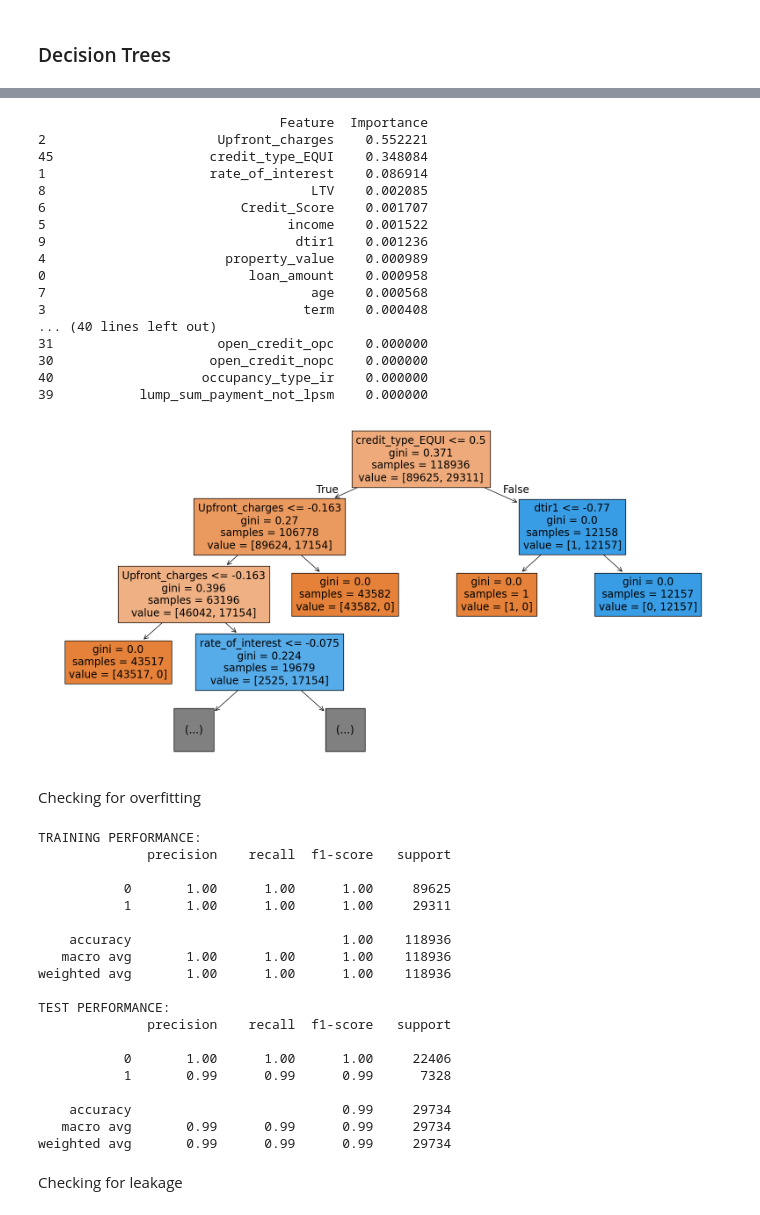
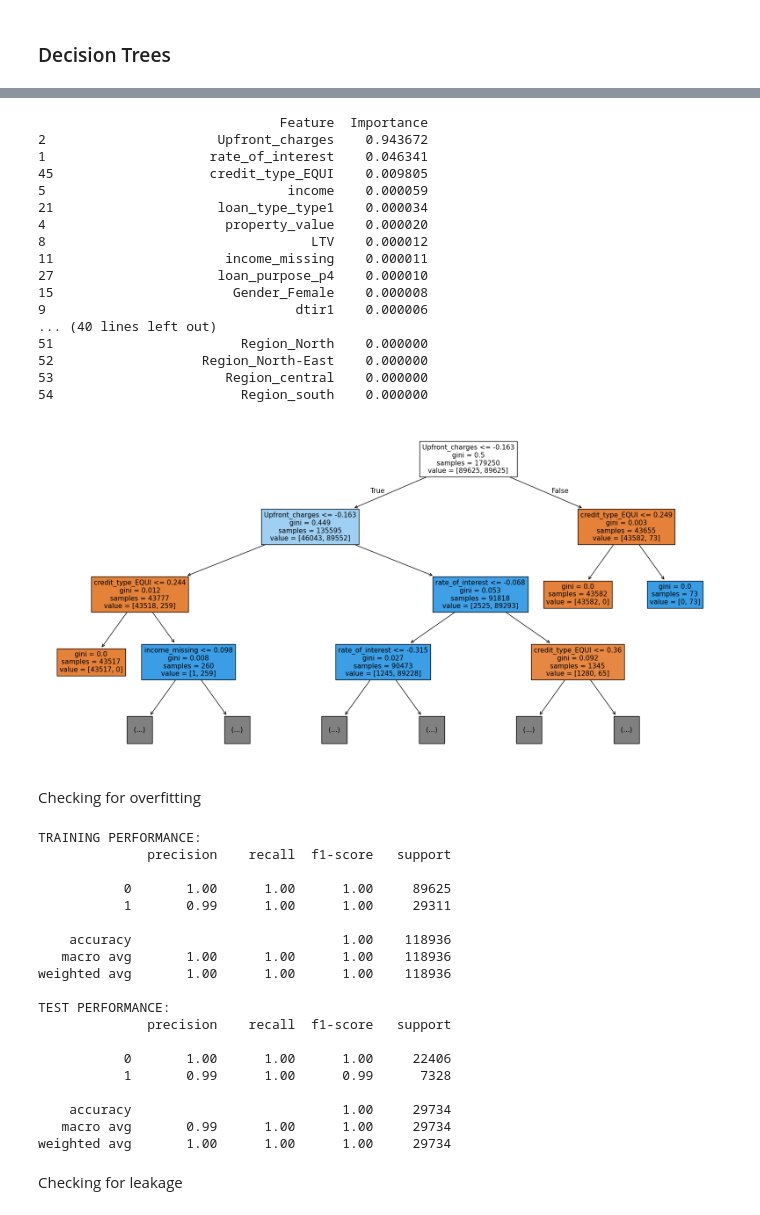
Before and after one commit to UmarHMoh/COMP3608-LOANS-PROJECT, a Jupyter notebook: Scripts/Dataset1/DS1-Cleaning_and_Modelling.ipynb, the cells around one changed output, grey strips where cells are left out. Saved outputs shown, nothing was run; the diff lists cells and outputs as text; code cells hidden in the pictures.

```diff
--- a/Scripts/Dataset1/DS1-Cleaning_and_Modelling.ipynb
+++ b/Scripts/Dataset1/DS1-Cleaning_and_Modelling.ipynb
@@ -355,47 +343,54 @@ weighted avg       1.00      1.00      1.00     29734
 # %%
 import pandas as pd
 
 importance_df = pd.DataFrame({
     "Feature": X_train.columns,
-    "Importance": tree.feature_importances_
+    "Importance": best_tree.named_steps['dt'].feature_importances_
 })
 
 # Sort from most important to least
 importance_df = importance_df.sort_values(by="Importance", ascending=False)
 
 print(importance_df)
 
 from sklearn.tree import plot_tree
 import matplotlib.pyplot as plt
 
 plt.figure(figsize=(20,10))
-plot_tree(tree, feature_names=X_train.columns, filled=True, max_depth=3)
+
+plot_tree(
+    best_tree.named_steps['dt'],
+    feature_names=X_train.columns,
+    filled=True,
+    max_depth=3
+)
+
 plt.show()
 
 #df.groupby("Status")["Interest_rate_spread"].mean()
 # %% [output]
                                Feature  Importance
-2                      Upfront_charges    0.552221
-45                    credit_type_EQUI    0.348084
-1                     rate_of_interest    0.086914
-8                                  LTV    0.002085
-6                         Credit_Score    0.001707
-5                               income    0.001522
-9                                dtir1    0.001236
-4                       property_value    0.000989
-0                          loan_amount    0.000958
-7                                  age    0.000568
-3                                 term    0.000408
+2                      Upfront_charges    0.943672
+1                     rate_of_interest    0.046341
+45                    credit_type_EQUI    0.009805
+5                               income    0.000059
+21                     loan_type_type1    0.000034
+4                       property_value    0.000020
+8                                  LTV    0.000012
+11                      income_missing    0.000011
+27                     loan_purpose_p4    0.000010
+15                       Gender_Female    0.000008
+9                                dtir1    0.000006
 ... (40 lines left out)
-31                     open_credit_opc    0.000000
-30                    open_credit_nopc    0.000000
-40                   occupancy_type_ir    0.000000
-39           lump_sum_payment_not_lpsm    0.000000
+51                        Region_North    0.000000
+52                   Region_North-East    0.000000
+53                      Region_central    0.000000
+54                        Region_south    0.000000
-[figure, old version]
+[figure, new version]
 # %% [markdown]
 Checking for overfitting
 # %%
-y_train_pred = tree.predict(X_train)
+y_train_pred = best_tree.predict(X_train)
 
 from sklearn.metrics import classification_report
 
@@ -409,7 +404,7 @@ TRAINING PERFORMANCE:
               precision    recall  f1-score   support
 
            0       1.00      1.00      1.00     89625
-           1       1.00      1.00      1.00     29311
+           1       0.99      1.00      1.00     29311
 
     accuracy                           1.00    118936
    macro avg       1.00      1.00      1.00    118936
@@ -419,11 +414,11 @@ TEST PERFORMANCE:
               precision    recall  f1-score   support
 
            0       1.00      1.00      1.00     22406
-           1       0.99      0.99      0.99      7328
+           1       0.99      1.00      0.99      7328
 
-    accuracy                           0.99     29734
-   macro avg       0.99      0.99      0.99     29734
-weighted avg       0.99      0.99      0.99     29734
+    accuracy                           1.00     29734
+   macro avg       0.99      1.00      1.00     29734
+weighted avg       1.00      1.00      1.00     29734
 # %% [markdown]
 Checking for leakage
 # %%
```
Also changed, not shown: parts of 4 cells of this notebook.
